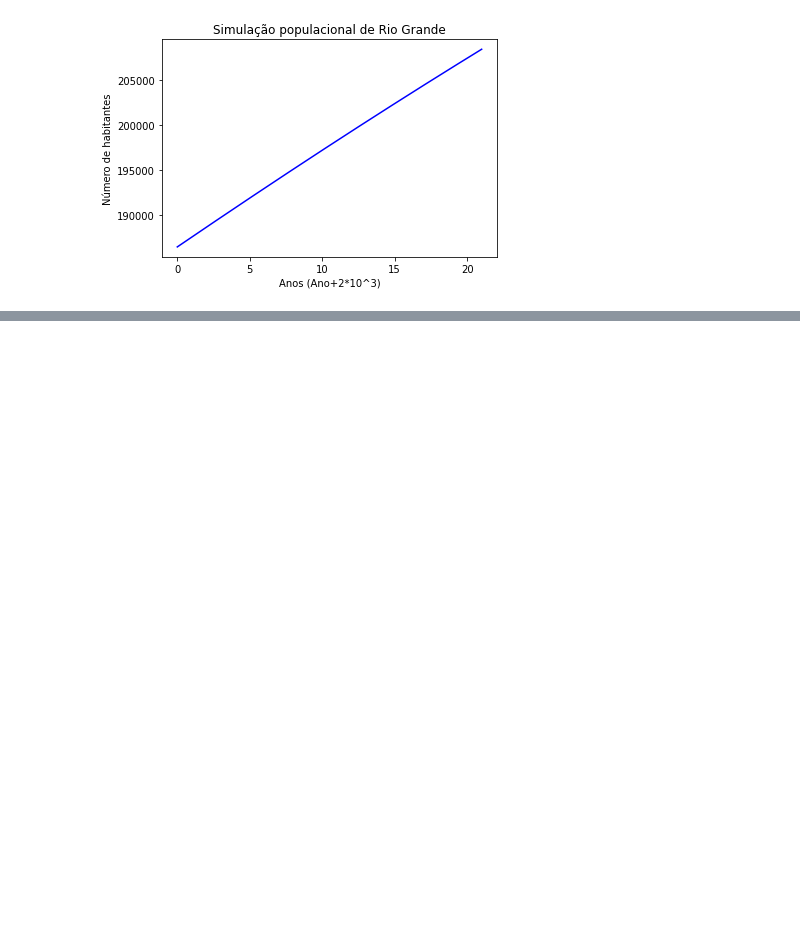
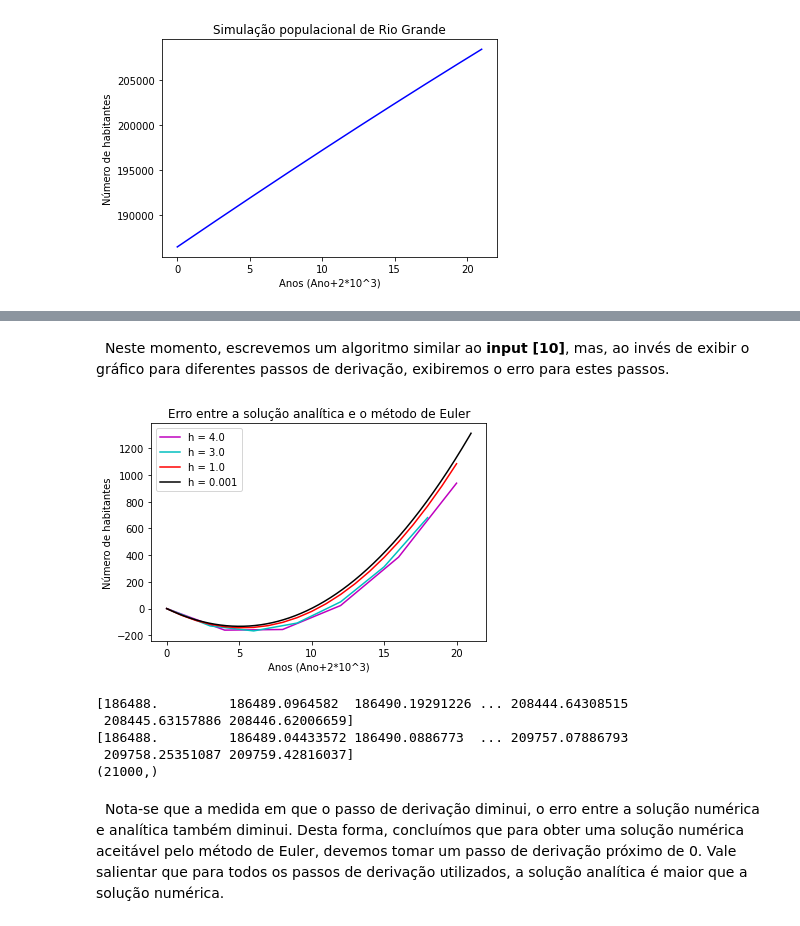
Before and after one commit to LaboratorioIPythonFURG/Modelo-Populacional-Malthus, a Jupyter notebook: Verhulst/pt3_euler.ipynb, the cells around one changed output, grey strips where cells are left out. Cells and saved outputs as stored; diff of their text form; code cells hidden in the pictures; blank space fills up the shorter version.

```diff
--- a/Verhulst/pt3_euler.ipynb
+++ b/Verhulst/pt3_euler.ipynb
@@ -63,0 +100,40 @@ plt.show()
+# %% [markdown]
+&nbsp; Neste momento, escrevemos um algoritmo similar ao <b>input [10]</b>, mas, ao invés de exibir o gráfico para diferentes passos de derivação, exibiremos o erro para estes passos.
+# %%
+#Criando loop para diferentes passos de derivação
+for passo in passos:
+
+    #Criando vetor tempo
+    vt = np.arange(ti,tf,passo)
+
+    #Chamando a função sol_euler
+    P = sol_euler(vt,P0,'verhulst')
+
+    #Gerando solução analítica
+    sol_analitica = 186488*np.exp(0.0056*vt)
+
+    #Chamando a função erro
+    err = f_erro(sol_analitica,P)
+
+    #Grafico da curva
+    plt.plot(vt,err,'{}'.format(cores[np.where(passos==passo)[0][0]]),label='h = {}'.format(passo))
+
+#Exibindo figura
+plt.title("Erro entre a solução analítica e o método de Euler")
+plt.xlabel("Anos (Ano+2*10^3)")
+plt.ylabel("Número de habitantes")
+plt.legend()
+plt.show()
+
+print(P)
+print(sol_analitica)
+print(P.shape)
+# %% [output]
+[figure, added]
+[186488.         186489.0964582  186490.19291226 ... 208444.64308515
+ 208445.63157886 208446.62006659]
+[186488.         186489.04433572 186490.0886773  ... 209757.07886793
+ 209758.25351087 209759.42816037]
+(21000,)
+# %% [markdown]
+&nbsp; Nota-se que a medida em que o passo de derivação diminui, o erro entre a solução numérica e analítica também diminui.   Desta forma, concluímos que para obter uma solução numérica aceitável pelo método de Euler, devemos tomar um passo de derivação próximo de 0. Vale salientar que para todos os passos de derivação utilizados, a solução analítica é maior que a solução numérica.
```
Also changed, not shown: parts of 6 cells of this notebook.
